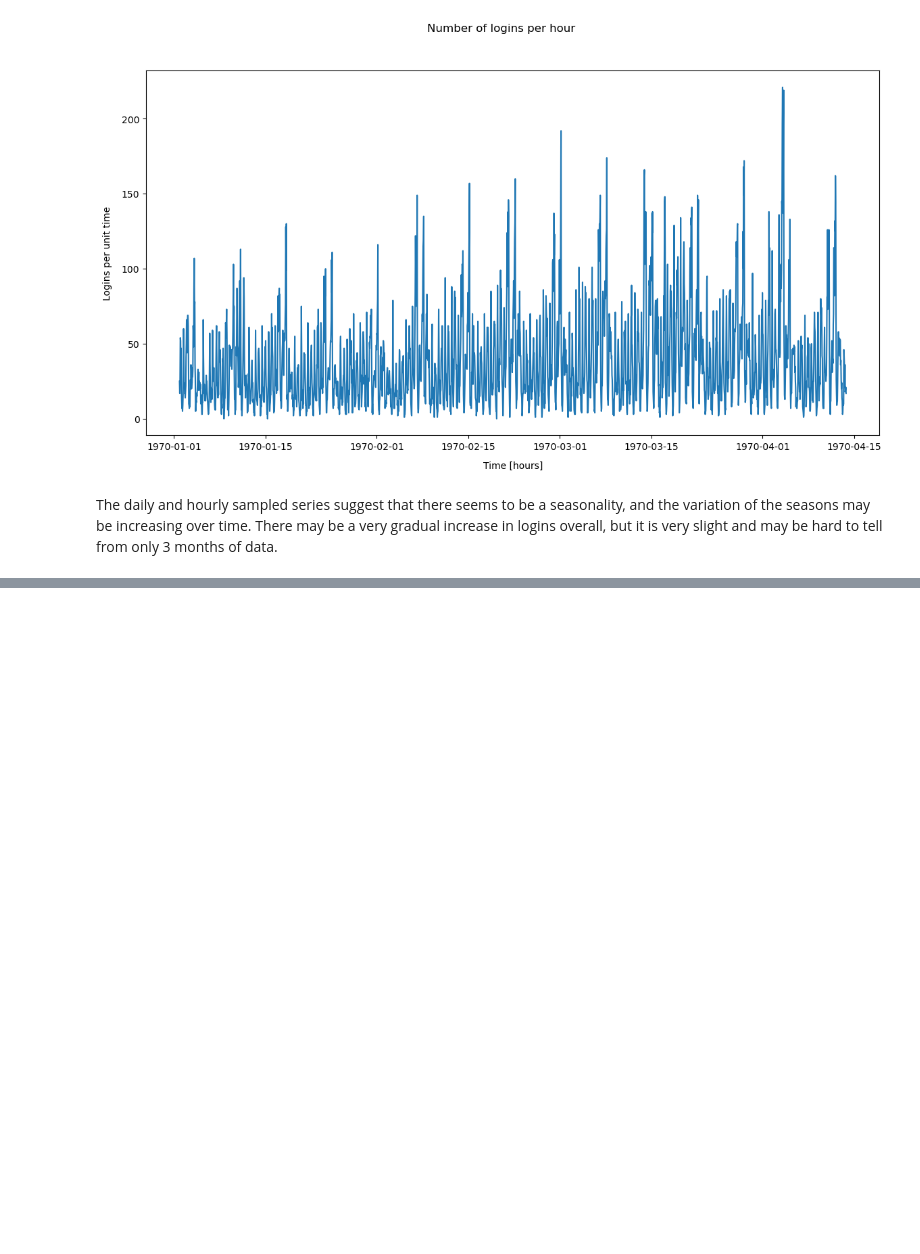
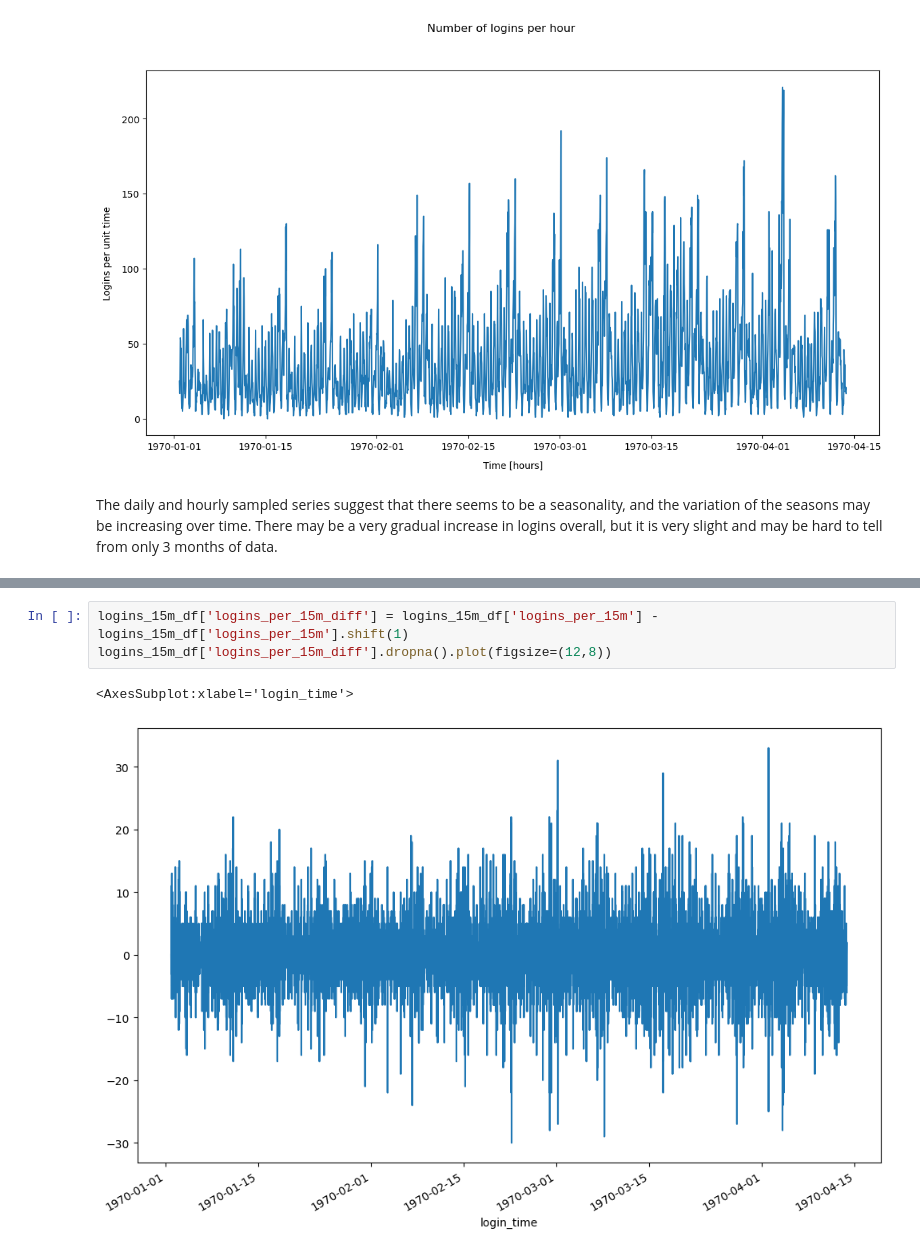
Before and after one commit to raechiang/Springboard, a Jupyter notebook: Unit_27-2-2_Ultimate_Technologies_Take-Home_Challenge/1-exploratory-data-analysis.ipynb, the cells around one changed output, grey strips where cells are left out. Cells and saved outputs as stored; diff of their text form; blank space fills up the shorter version.

```diff
--- a/Unit_27-2-2_Ultimate_Technologies_Take-Home_Challenge/1-exploratory-data-analysis.ipynb
+++ b/Unit_27-2-2_Ultimate_Technologies_Take-Home_Challenge/1-exploratory-data-analysis.ipynb
@@ -407,0 +297,6 @@ plt.show()
+# %%
+logins_15m_df['logins_per_15m_diff'] = logins_15m_df['logins_per_15m'] - logins_15m_df['logins_per_15m'].shift(1)
+logins_15m_df['logins_per_15m_diff'].dropna().plot(figsize=(12,8))
+# %% [output]
+<AxesSubplot:xlabel='login_time'>
+[figure, added]
```
Also changed, not shown: parts of 47 cells of this notebook, 2 other files.
